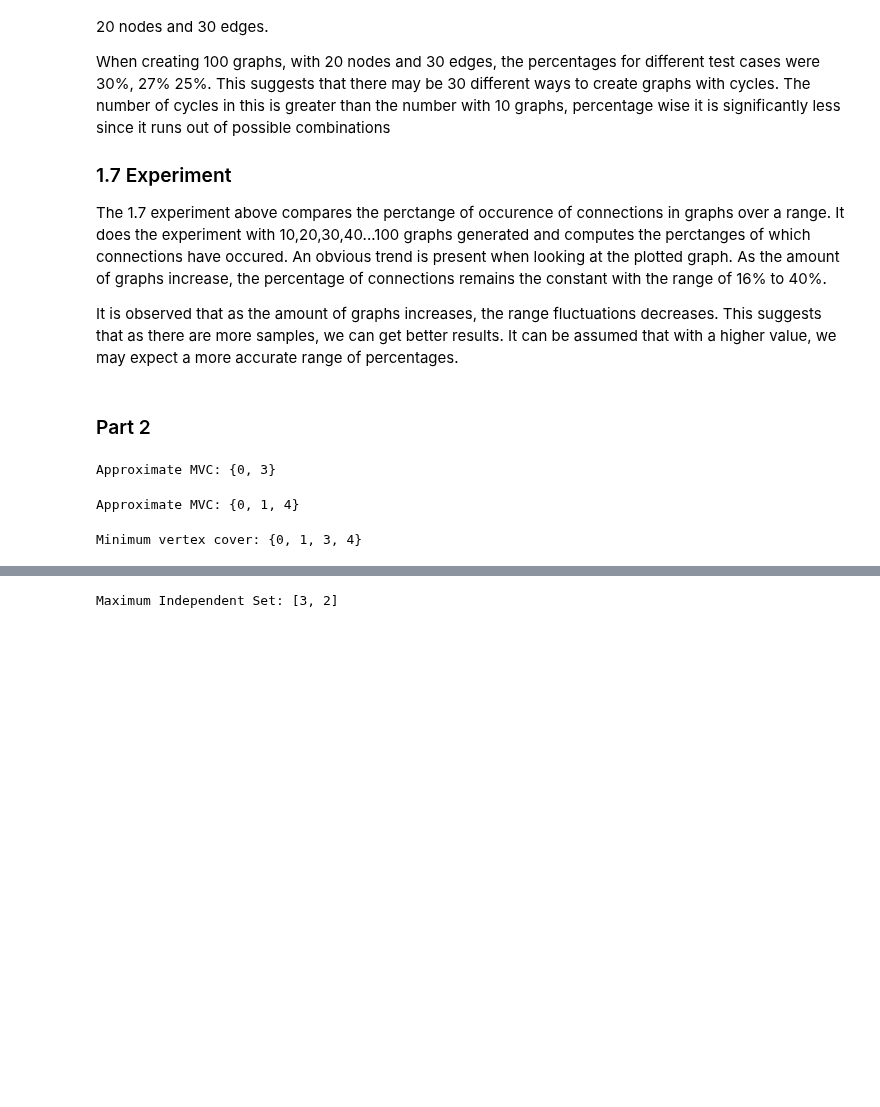
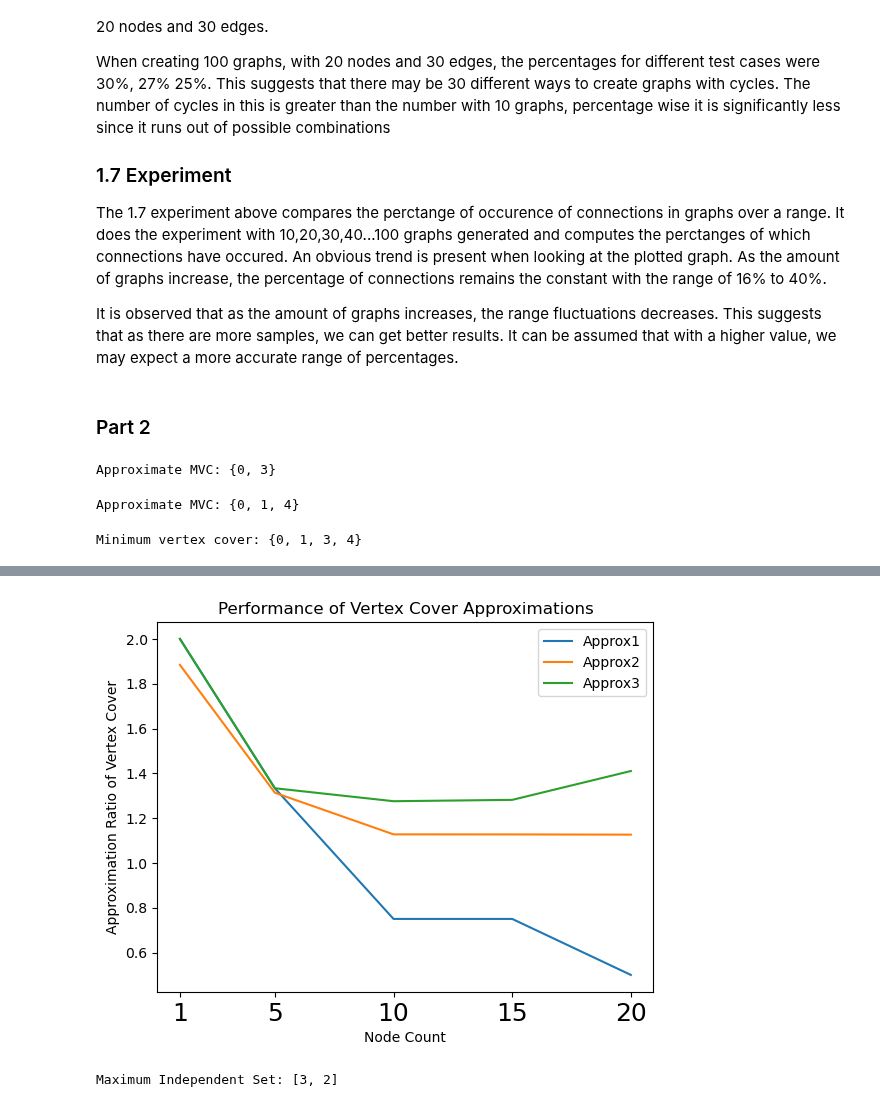
Before and after one commit to Faizanm0389/2XC3-GROUP, a Jupyter notebook: lab3/Lab_III.ipynb, the cells around one changed output, grey strips where cells are left out. Drawn from its saved outputs; the diff is of its cells as text; code cells hidden in the pictures; blank space fills up the shorter version.

```diff
--- a/lab3/Lab_III.ipynb
+++ b/lab3/Lab_III.ipynb
@@ -678,3 +660,43 @@ plt.show()
+# %%
+# Part 2.4 cont.
+
+import networkx as nx
+import random
+import matplotlib.pyplot as plt
+
+
+def experiment2(num_graphs, e, node_counts):
+    results = {a: [] for a in ['Approx1', 'Approx2', 'Approx3']}
+
+    for n in node_counts:
+        graph = generate_random_graph(n, e)
+        true_mvc_size = len(MVC(graph))
+
+        for res in results:
+            avg = 0
+            for _ in range(num_graphs):
+                cover_size = len(eval(res + '(copy.deepcopy(graph))'))
+                avg += cover_size / true_mvc_size
+            results[res].append(avg/num_graphs)
+
+    return results
+num_graphs = 1000
+e = 6
+node_counts = [1,5,10,15,20]
+
+results = experiment(num_graphs, e, node_counts)
+
+for algo, ratios in results.items():
+    plt.plot(node_counts, ratios, label=algo)
+
+plt.xlabel("Node Count")
+plt.ylabel("Approximation Ratio of Vertex Cover")
+plt.title("Performance of Vertex Cover Approximations")
+plt.xticks(tuple(edge_counts), fontsize = 18)
+plt.legend()
+plt.show()
+# %% [output]
+[figure, added]
 # %%
 # Part 2.5
 
```
Also changed, not shown: parts of 1 cell of this notebook.
